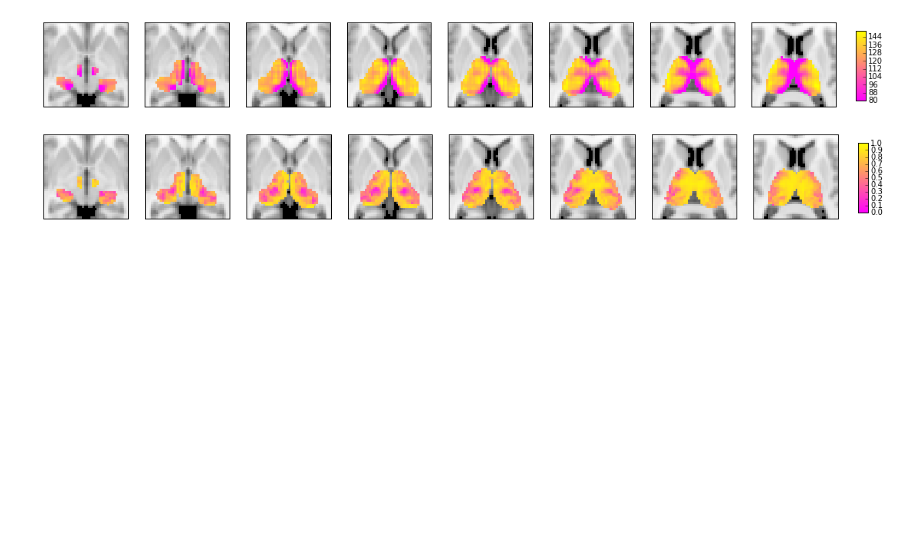
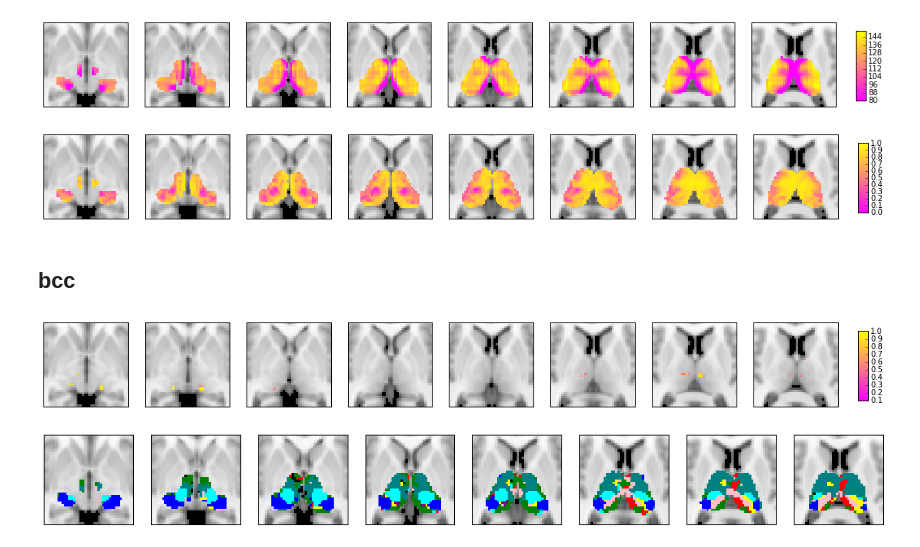
Before and after one commit to kaihwang/FuncParcel, a Jupyter notebook: Visualize Parcellation.ipynb, the cells around one changed output. Drawn from its saved outputs; the diff is of its cells as text; code cells hidden in the pictures; blank space fills up the shorter version.

Commit message:
visualize bcc results.

```diff
--- a/Visualize Parcellation.ipynb
+++ b/Visualize Parcellation.ipynb
@@ -183,6 +184,8 @@ def visualize_nodal_property(CIs, lb, ub):
 
 ###all of these were  calculated using thalamocortical connections (ignoring within thalamus connections), or only within thalamus weights (ignoring thalamocortical connections).
 # %%
+# load subcortical voxel info
+Thalamus_voxel_coordinate = np.loadtxt('/home/despoB/connectome-thalamus/ROIs/thalamus_voxels_ijk_indices', dtype = int)
 #load data
 Tha_PCs = pickle.load(open('/home/despoB/kaihwang/bin/FuncParcel/Data/MGH_Tha_PCs', "rb"))
 Tha_BNWR = pickle.load(open('/home/despoB/kaihwang/bin/FuncParcel/Data/MGH_Tha_BNWR', "rb"))
@@ -190,7 +193,7 @@ Tha_BNWR = pickle.load(open('/home/despoB/kaihwang/bin/FuncParcel/Data/MGH_Tha_B
 Tha_WMD = pickle.load(open('/home/despoB/kaihwang/bin/FuncParcel/Data/MGH_Tha_WMDs', "rb"))
 within_Tha_PCs = pickle.load(open('/home/despoB/kaihwang/bin/FuncParcel/Data/NKI_within_Tha_PCs', "rb"))
 within_Tha_WMD = pickle.load(open('/home/despoB/kaihwang/bin/FuncParcel/Data/NKI_within_Tha_WMDs', "rb"))
-
+Tha_bcc = pickle.load(open('/home/despoB/kaihwang/bin/FuncParcel/Data/MGH_bcc', "rb"))
 #visualize_nodal_property(Tha_NNC[320:]/15, 0, 9)
 # %% [markdown]
 ##thalamocortical PC
@@ -227,3 +230,13 @@ visualize_nodal_property(Tha_PCs[320:]/13.5, 0, 1)
 # %% [output]
 [figure]
 [figure]
+# %% [markdown]
+## bcc
+# %%
+Tha_bcc[Tha_bcc<0.5] = np.nan
+visualize_nodal_property(Tha_bcc[320:],0.1,1)
+cmap = colors.ListedColormap(['red', 'blue', 'cyan', 'yellow', 'teal', 'purple', 'pink', 'green', 'black'])
+visualize_parcellation(MGH_CIs, cmap)
+# %% [output]
+[figure, added]
+[figure, added]
```
Also changed, not shown: parts of 4 cells of this notebook, 1 other file.
